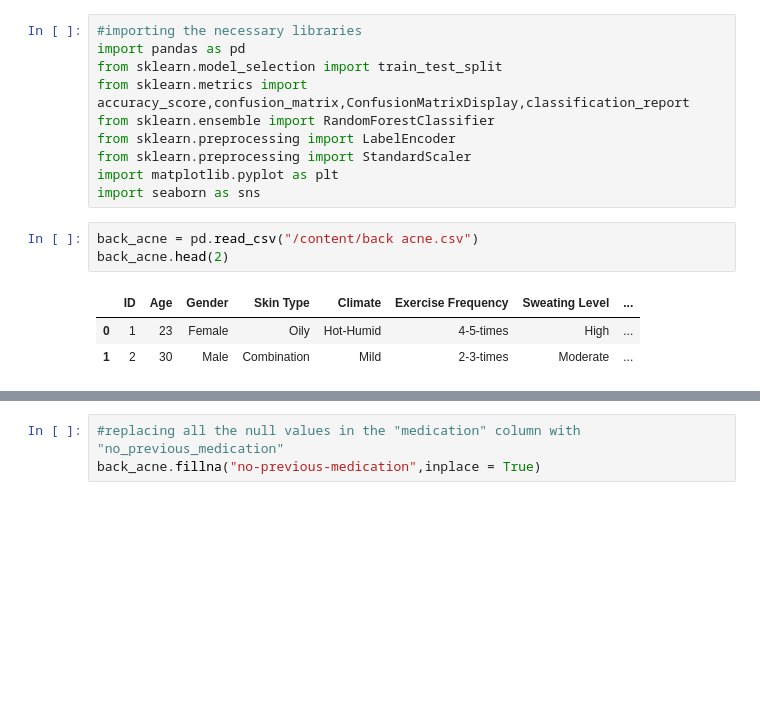
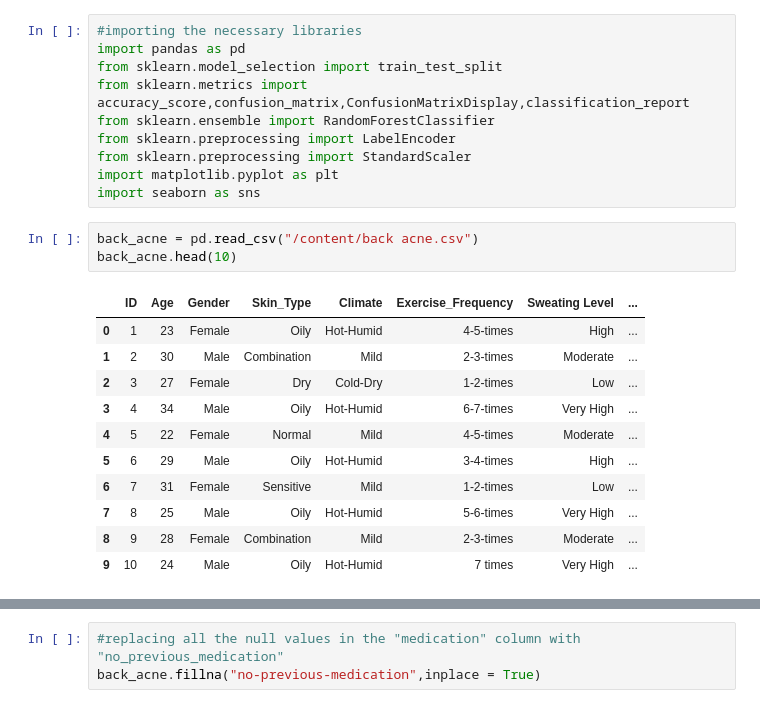
Before and after one commit to Mary7Magdalene/Fungal-Back-acne, a Jupyter notebook: back_acne_Final.ipynb, the cells around one changed output, grey strips where cells are left out. Cells and saved outputs as stored; diff of their text form; blank space fills up the shorter version.

```diff
--- a/back_acne_Final.ipynb
+++ b/back_acne_Final.ipynb
@@ -12,11 +12,19 @@ import matplotlib.pyplot as plt
 import seaborn as sns
 # %%
 back_acne = pd.read_csv("/content/back acne.csv")
-back_acne.head(2)
+back_acne.head(10)
 # %% [output]
-|  | ID | Age | Gender | Skin Type | Climate | Exercise Frequency | Sweating Level | ... |
+|  | ID | Age | Gender | Skin_Type | Climate | Exercise_Frequency | Sweating Level | ... |
 | 0 | 1 | 23 | Female | Oily | Hot-Humid | 4-5-times | High | ... |
 | 1 | 2 | 30 | Male | Combination | Mild | 2-3-times | Moderate | ... |
+| 2 | 3 | 27 | Female | Dry | Cold-Dry | 1-2-times | Low | ... |
+| 3 | 4 | 34 | Male | Oily | Hot-Humid | 6-7-times | Very High | ... |
+| 4 | 5 | 22 | Female | Normal | Mild | 4-5-times | Moderate | ... |
+| 5 | 6 | 29 | Male | Oily | Hot-Humid | 3-4-times | High | ... |
+| 6 | 7 | 31 | Female | Sensitive | Mild | 1-2-times | Low | ... |
+| 7 | 8 | 25 | Male | Oily | Hot-Humid | 5-6-times | Very High | ... |
+| 8 | 9 | 28 | Female | Combination | Mild | 2-3-times | Moderate | ... |
+| 9 | 10 | 24 | Male | Oily | Hot-Humid | 7 times | Very High | ... |
 # %%
 #checking for missing values
 back_acne.isnull().sum()
```
Also changed, not shown: parts of 19 cells of this notebook.
